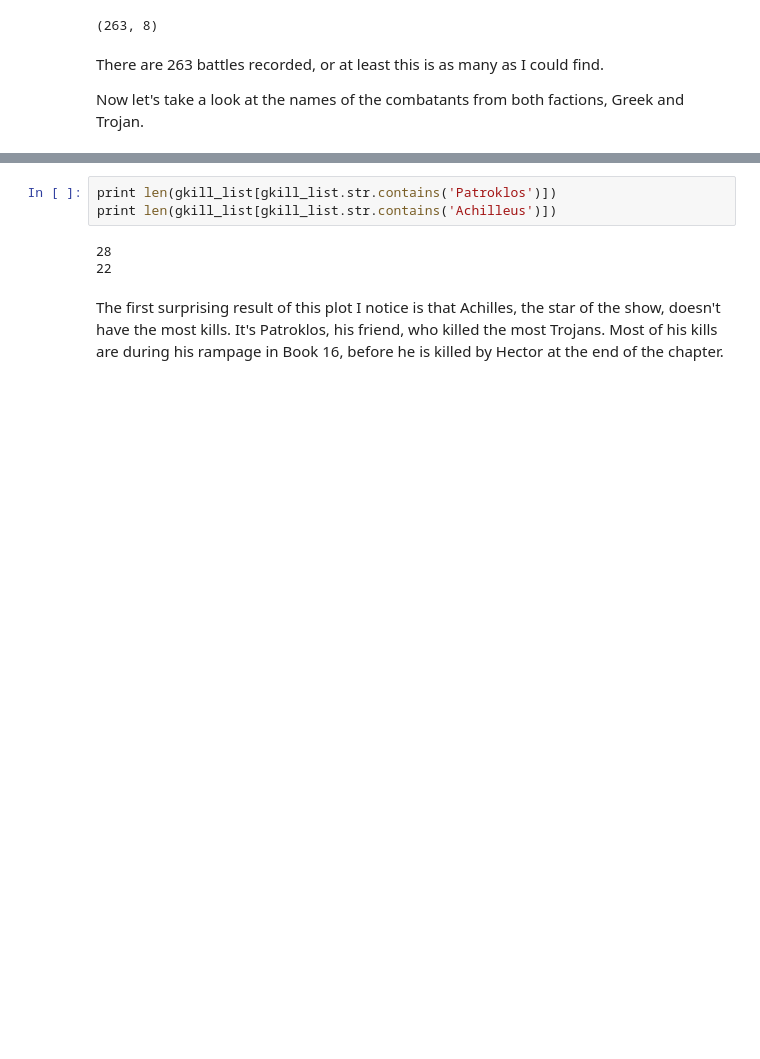
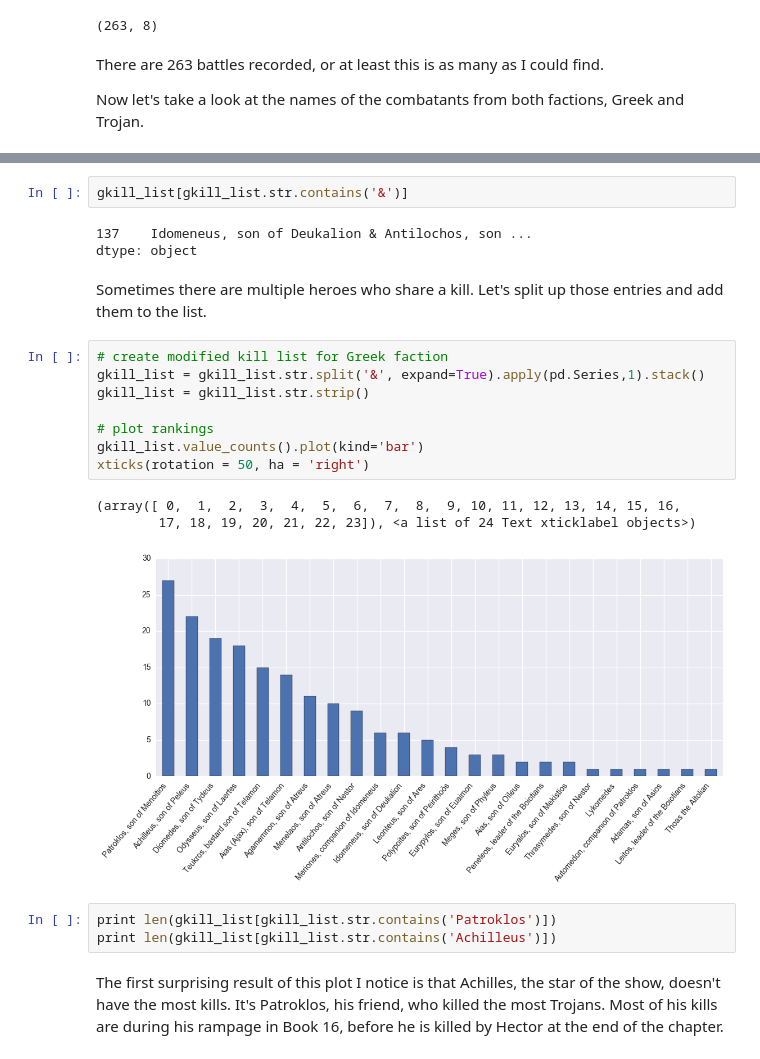
Before and after one commit to djevans071/Iliad-battles, a Jupyter notebook: Iliad_battles.ipynb, the cells around one changed output, grey strips where cells are left out. Drawn from its saved outputs; the diff is of its cells as text; blank space fills up the shorter version.

Commit message:
further improvements to notebook (notably remove duplicates in value counts and data cleaning)

```diff
--- a/Iliad_battles.ipynb
+++ b/Iliad_battles.ipynb
@@ -100,9 +105,25 @@ xticks(rotation = 50, ha = 'right')
+# %%
+gkill_list[gkill_list.str.contains('&')]
+# %% [output]
+137    Idomeneus, son of Deukalion & Antilochos, son ...
+dtype: object
+# %% [markdown]
+Sometimes there are multiple heroes who share a kill. Let's split up those entries and add them to the list.
+# %%
+# create modified kill list for Greek faction
+gkill_list = gkill_list.str.split('&', expand=True).apply(pd.Series,1).stack()
+gkill_list = gkill_list.str.strip()
+
+# plot rankings
+gkill_list.value_counts().plot(kind='bar')
+xticks(rotation = 50, ha = 'right')
+# %% [output]
+(array([ 0,  1,  2,  3,  4,  5,  6,  7,  8,  9, 10, 11, 12, 13, 14, 15, 16,
+        17, 18, 19, 20, 21, 22, 23]), <a list of 24 Text xticklabel objects>)
+[figure, added]
 # %%
 print len(gkill_list[gkill_list.str.contains('Patroklos')])
 print len(gkill_list[gkill_list.str.contains('Achilleus')])
-# %% [output]
-28
-22
 # %% [markdown]
 The first surprising result of this plot I notice is that Achilles, the star of the show, doesn't have the most kills. It's Patroklos, his friend, who killed the most Trojans. Most of his kills are during his rampage in Book 16, before he is killed by Hector at the end of the chapter.
 # %%
```
Also changed, not shown: parts of 16 cells of this notebook, 1 other file.
